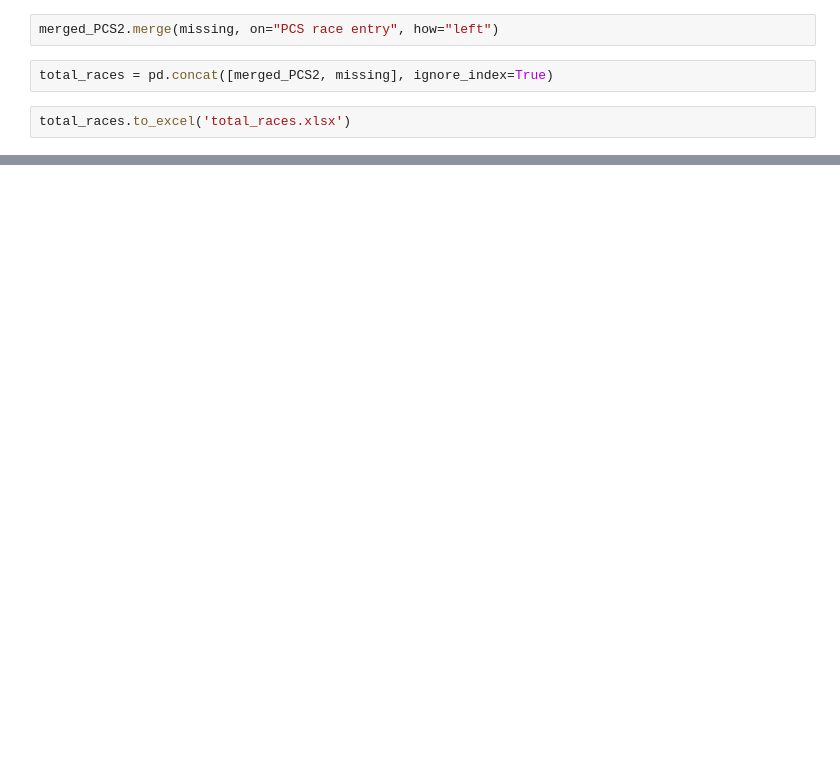
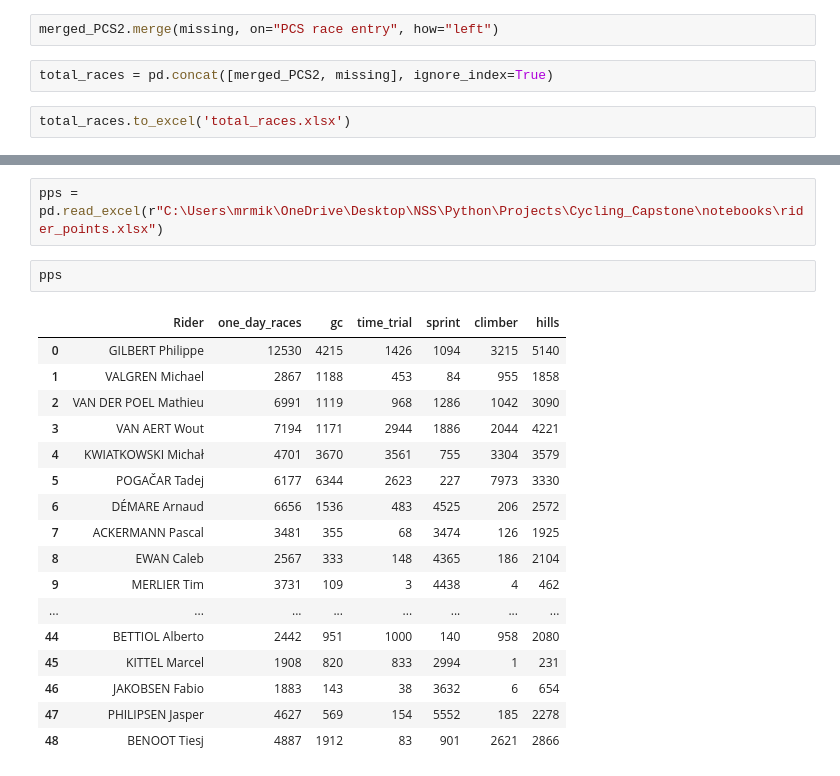
Before and after one commit to mikeriello/Cycling-Monument-Capstone, a Jupyter notebook: notebooks/one-day races.ipynb, the cells around one changed output, grey strips where cells are left out. Cells and saved outputs as stored; diff of their text form; blank space fills up the shorter version.

```diff
--- a/notebooks/one-day races.ipynb
+++ b/notebooks/one-day races.ipynb
@@ -775,0 +842,22 @@ total_races.to_excel('total_races.xlsx')
+# %%
+pps = pd.read_excel(r"C:\Users\mrmik\OneDrive\Desktop\NSS\Python\Projects\Cycling_Capstone\notebooks\rider_points.xlsx")
+# %%
+pps
+# %% [output]
+|  | Rider | one_day_races | gc | time_trial | sprint | climber | hills |
+| 0 | GILBERT Philippe | 12530 | 4215 | 1426 | 1094 | 3215 | 5140 |
+| 1 | VALGREN Michael | 2867 | 1188 | 453 | 84 | 955 | 1858 |
+| 2 | VAN DER POEL Mathieu | 6991 | 1119 | 968 | 1286 | 1042 | 3090 |
+| 3 | VAN AERT Wout | 7194 | 1171 | 2944 | 1886 | 2044 | 4221 |
+| 4 | KWIATKOWSKI Michał | 4701 | 3670 | 3561 | 755 | 3304 | 3579 |
+| 5 | POGAČAR Tadej | 6177 | 6344 | 2623 | 227 | 7973 | 3330 |
+| 6 | DÉMARE Arnaud | 6656 | 1536 | 483 | 4525 | 206 | 2572 |
+| 7 | ACKERMANN Pascal | 3481 | 355 | 68 | 3474 | 126 | 1925 |
+| 8 | EWAN Caleb | 2567 | 333 | 148 | 4365 | 186 | 2104 |
+| 9 | MERLIER Tim | 3731 | 109 | 3 | 4438 | 4 | 462 |
+| ... | ... | ... | ... | ... | ... | ... | ... |
+| 44 | BETTIOL Alberto | 2442 | 951 | 1000 | 140 | 958 | 2080 |
+| 45 | KITTEL Marcel | 1908 | 820 | 833 | 2994 | 1 | 231 |
+| 46 | JAKOBSEN Fabio | 1883 | 143 | 38 | 3632 | 6 | 654 |
+| 47 | PHILIPSEN Jasper | 4627 | 569 | 154 | 5552 | 185 | 2278 |
+| 48 | BENOOT Tiesj | 4887 | 1912 | 83 | 901 | 2621 | 2866 |
```
Also changed, not shown: parts of 2 cells of this notebook, 6 other files.
